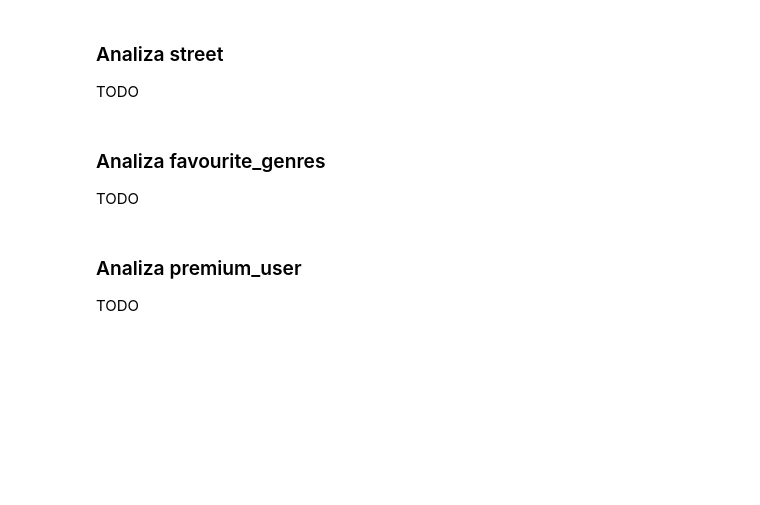
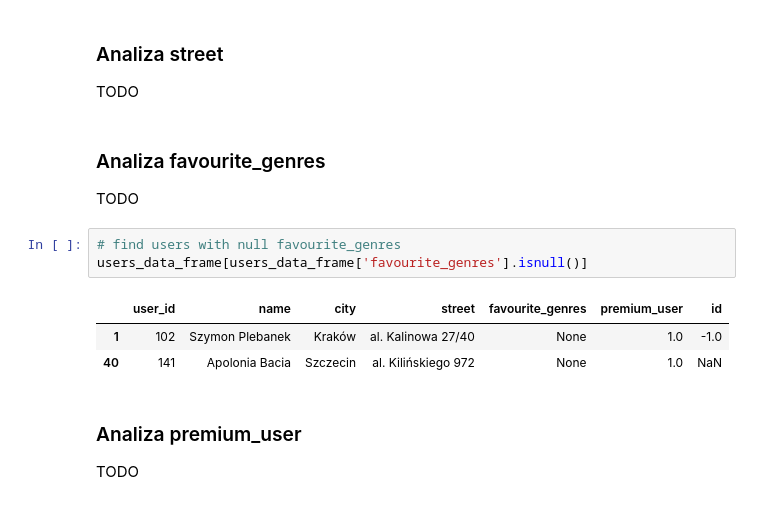
Before and after one commit to BartlomiejRasztabiga/IUM, a Jupyter notebook: notebooks/data_analysis.ipynb, the cells around one changed output. Saved outputs shown, nothing was run; the diff lists cells and outputs as text; blank space fills up the shorter version.

```diff
--- a/notebooks/data_analysis.ipynb
+++ b/notebooks/data_analysis.ipynb
@@ -378,6 +494,13 @@ TODO
 # %% [markdown]
 ### Analiza favourite_genres
 TODO
+# %%
+# find users with null favourite_genres
+users_data_frame[users_data_frame['favourite_genres'].isnull()]
+# %% [output]
+|  | user_id | name | city | street | favourite_genres | premium_user | id |
+| 1 | 102 | Szymon Plebanek | Kraków | al. Kalinowa 27/40 | None | 1.0 | -1.0 |
+| 40 | 141 | Apolonia Bacia | Szczecin | al. Kilińskiego 972 | None | 1.0 | NaN |
 # %% [markdown]
 ### Analiza premium_user
 TODO
```
Also changed, not shown: parts of 11 cells of this notebook, 2 other files.
